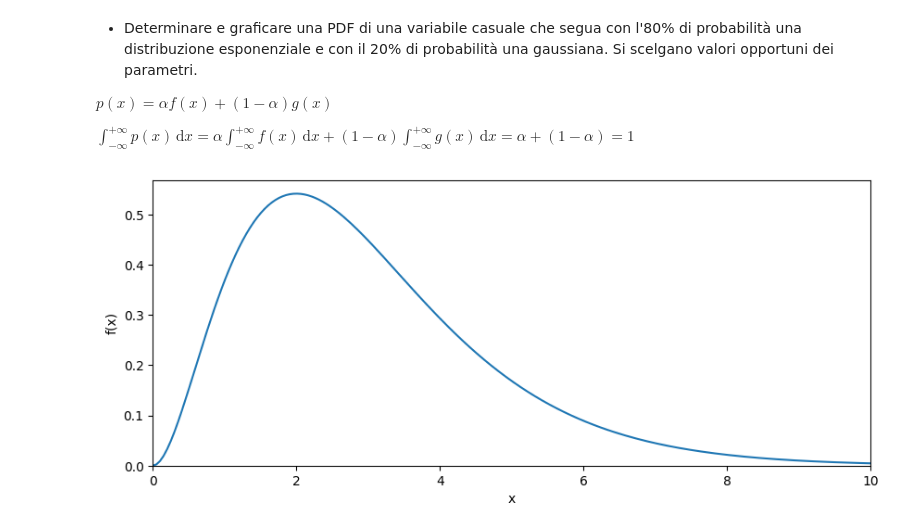
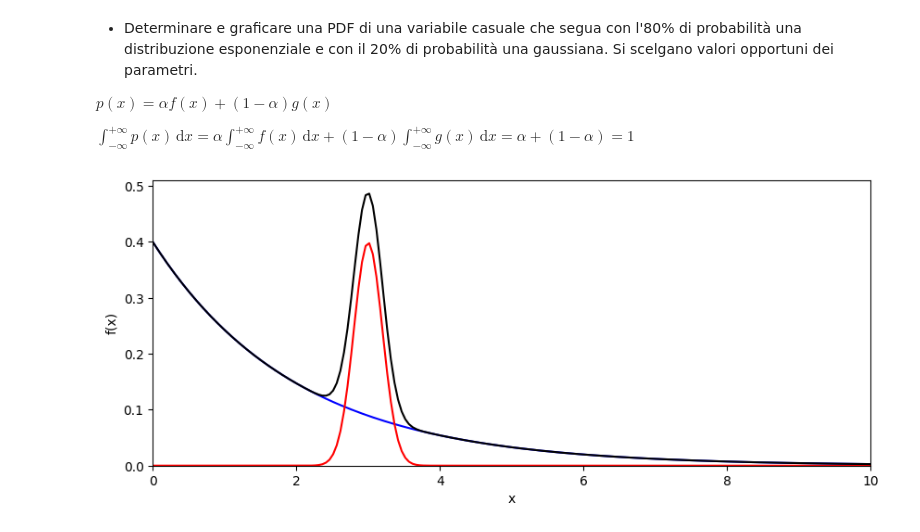
Before and after one commit to lucalista/analisi-dati-2025, a Jupyter notebook: 05.04.00__Distribuzioni_di_probabilita_continue.ipynb, the cells around one changed output. Cells and saved outputs as stored; diff of their text form; code cells hidden in the pictures.

```diff
--- a/05.04.00__Distribuzioni_di_probabilita_continue.ipynb
+++ b/05.04.00__Distribuzioni_di_probabilita_continue.ipynb
@@ -767,19 +767,28 @@ $p(x) = \alpha f(x) + (1-\alpha) g(x)$
 
 $\displaystyle \int_{-\infty}^{+\infty}\!\!\!\!\!p(x)\,\mathrm{d}x = \alpha\int_{-\infty}^{+\infty}\!\!\!\!\!f(x)\,\mathrm{d}x+(1-\alpha)\int_{-\infty}^{+\infty}\!\!\!\!\!g(x)\,\mathrm{d}x = \alpha +(1-\alpha) = 1$
 # %%
-def pdf(x):
-    return x**2 * np.exp(-x)
+def f(x):
+    return expon.pdf(x, scale=2)
+def g(x):
+    return norm.pdf(x, loc=3, scale=0.2)
+a = 0.8
+b = 1 - a
+def p(x):
+    return a*f(x) + b*g(x)
 
 x_min, x_max = 0, 10
 plt.figure(figsize=(10, 4))
 x = np.linspace(x_min, x_max, 200)
-k = 2
-y = pdf(x)
-plt.plot(x,y)
+y_p = p(x)
+y_f = a*f(x)
+y_g = b*g(x)
+plt.plot(x, y_f, c='blue')
+plt.plot(x, y_g, c='red')
+plt.plot(x, y_p, c='black')
 plt.xlim(x_min, x_max)
 plt.ylim(bottom=0)
 plt.xlabel('x')
 plt.ylabel('f(x)')
 plt.show()
 # %% [output]
-[figure, old version]
+[figure, new version]
```
Also changed, not shown: parts of 1 cell of this notebook, 2 other files.
